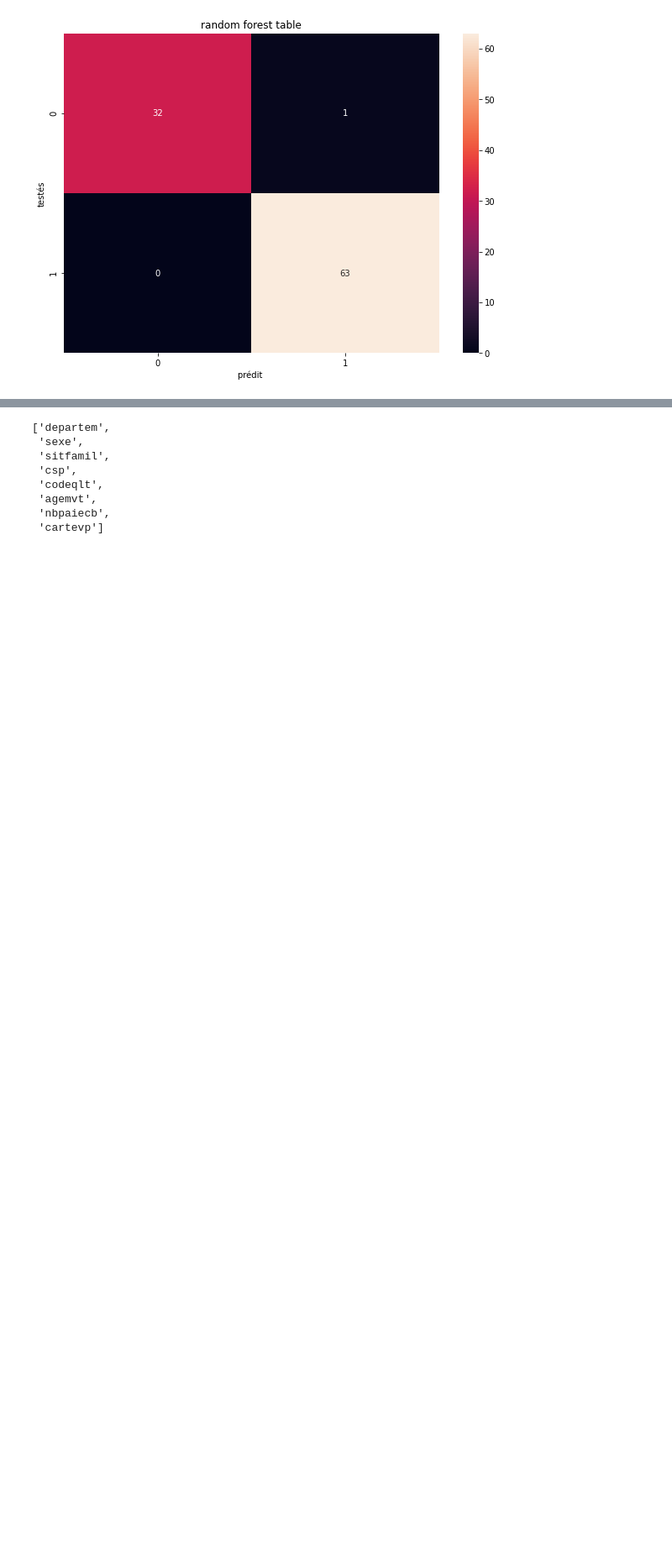
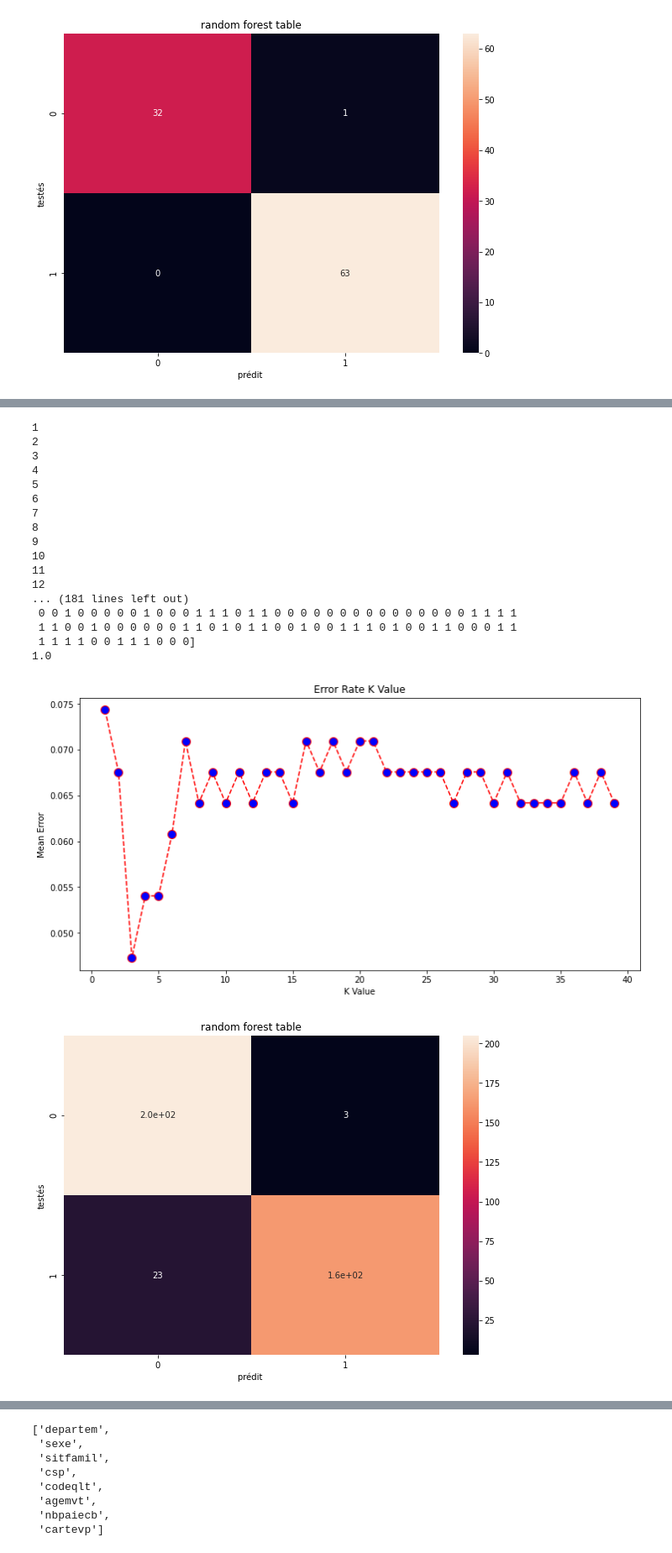
Before and after one commit to Gharbimohamed/Projet_data_science, a Jupyter notebook: script.ipynb, the cells around one changed output, grey strips where cells are left out. Shown at 84% size. Saved outputs shown, nothing was run; the diff lists cells and outputs as text; code cells hidden in the pictures; blank space fills up the shorter version.

```diff
--- a/script.ipynb
+++ b/script.ipynb
@@ -432,0 +437,30 @@ print(X_ros)
+# %%
+
+knn(y_underS,x_underS)
+bayesien_naif(y_underS,x_underS)
+random_forest(y_underS,x_underS)
+decision_tree(y_underS,x_underS)
+LDA(y_underS,x_underS)
+QDA(y_underS,x_underS)
+SVM_Linear(y_underS,x_underS)
+regression_lineaire(y_underS,x_underS)
+# %% [output]
+1
+2
+3
+4
+5
+6
+7
+8
+9
+10
+11
+12
+... (181 lines left out)
+ 0 0 1 0 0 0 0 0 1 0 0 0 1 1 1 0 1 1 0 0 0 0 0 0 0 0 0 0 0 0 0 0 0 1 1 1 1
+ 1 1 0 0 1 0 0 0 0 0 0 1 1 0 1 0 1 1 0 0 1 0 0 1 1 1 0 1 0 0 1 1 0 0 0 1 1
+ 1 1 1 1 0 0 1 1 1 0 0 0]
+1.0
+[figure, added]
+[figure, added]
```
Also changed, not shown: parts of 17 cells of this notebook, 3 other files.
